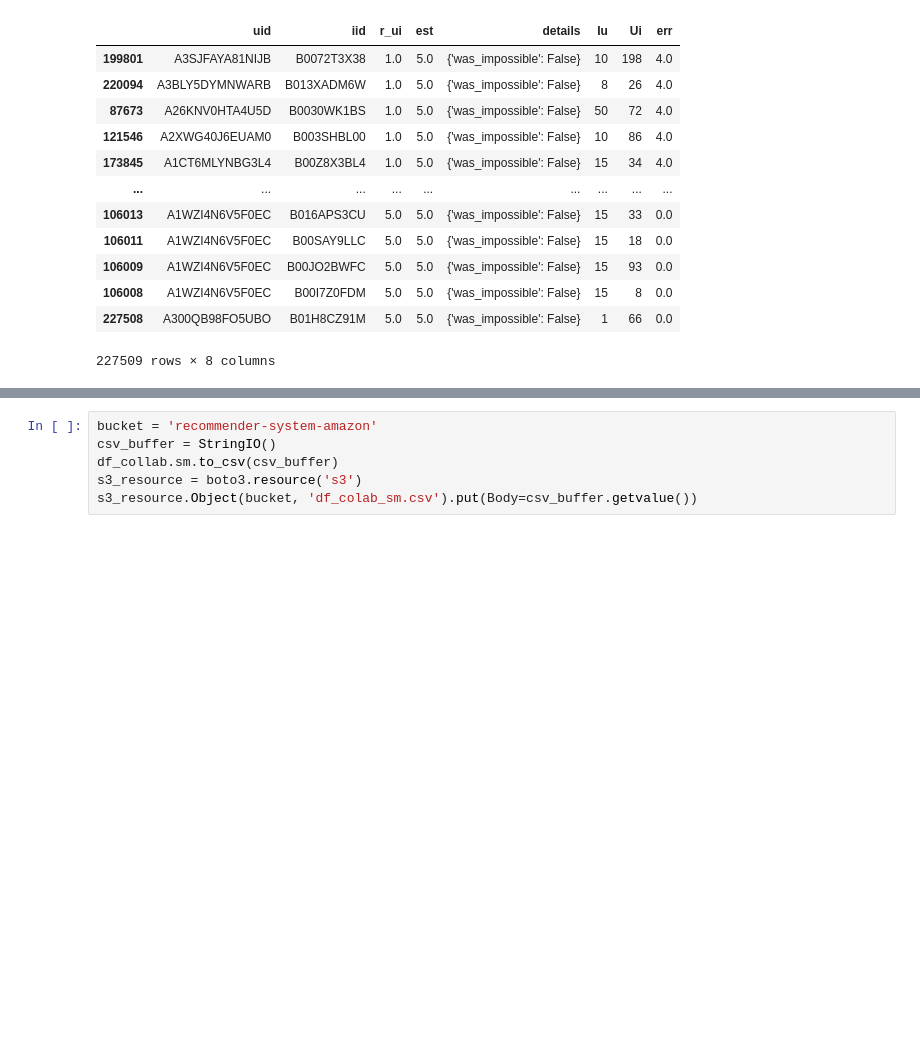
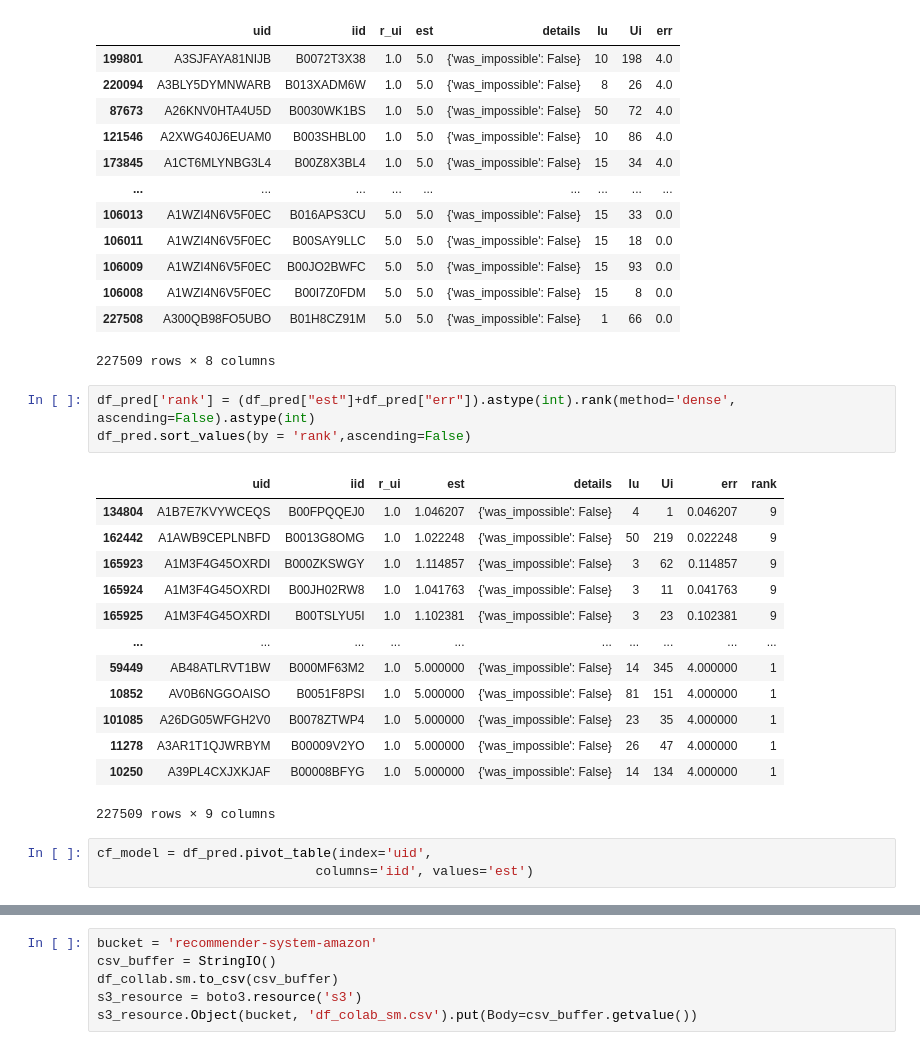
Before and after one commit to alirezasdg1/Amazon-recommender-system, a Jupyter notebook: notebooks/collaborative_based_recom.ipynb, the cells around one changed output, grey strips where cells are left out. Saved outputs shown, nothing was run; the diff lists cells and outputs as text; blank space fills up the shorter version.

```diff
--- a/notebooks/collaborative_based_recom.ipynb
+++ b/notebooks/collaborative_based_recom.ipynb
@@ -120,3 +120,23 @@ df_pred.sort_values(by='err',ascending=False)
 | 106008 | A1WZI4N6V5F0EC | B00I7Z0FDM | 5.0 | 5.0 | {'was_impossible': False} | 15 | 8 | 0.0 |
 | 227508 | A300QB98FO5UBO | B01H8CZ91M | 5.0 | 5.0 | {'was_impossible': False} | 1 | 66 | 0.0 |
 227509 rows × 8 columns
+# %%
+df_pred['rank'] = (df_pred["est"]+df_pred["err"]).astype(int).rank(method='dense', ascending=False).astype(int)
+df_pred.sort_values(by = 'rank',ascending=False)
+# %% [output]
+|  | uid | iid | r_ui | est | details | Iu | Ui | err | rank |
+| 134804 | A1B7E7KVYWCEQS | B00FPQQEJ0 | 1.0 | 1.046207 | {'was_impossible': False} | 4 | 1 | 0.046207 | 9 |
+| 162442 | A1AWB9CEPLNBFD | B0013G8OMG | 1.0 | 1.022248 | {'was_impossible': False} | 50 | 219 | 0.022248 | 9 |
+| 165923 | A1M3F4G45OXRDI | B000ZKSWGY | 1.0 | 1.114857 | {'was_impossible': False} | 3 | 62 | 0.114857 | 9 |
+| 165924 | A1M3F4G45OXRDI | B00JH02RW8 | 1.0 | 1.041763 | {'was_impossible': False} | 3 | 11 | 0.041763 | 9 |
+| 165925 | A1M3F4G45OXRDI | B00TSLYU5I | 1.0 | 1.102381 | {'was_impossible': False} | 3 | 23 | 0.102381 | 9 |
+| ... | ... | ... | ... | ... | ... | ... | ... | ... | ... |
+| 59449 | AB48ATLRVT1BW | B000MF63M2 | 1.0 | 5.000000 | {'was_impossible': False} | 14 | 345 | 4.000000 | 1 |
+| 10852 | AV0B6NGGOAISO | B0051F8PSI | 1.0 | 5.000000 | {'was_impossible': False} | 81 | 151 | 4.000000 | 1 |
+| 101085 | A26DG05WFGH2V0 | B0078ZTWP4 | 1.0 | 5.000000 | {'was_impossible': False} | 23 | 35 | 4.000000 | 1 |
+| 11278 | A3AR1T1QJWRBYM | B00009V2YO | 1.0 | 5.000000 | {'was_impossible': False} | 26 | 47 | 4.000000 | 1 |
+| 10250 | A39PL4CXJXKJAF | B00008BFYG | 1.0 | 5.000000 | {'was_impossible': False} | 14 | 134 | 4.000000 | 1 |
+227509 rows × 9 columns
+# %%
+cf_model = df_pred.pivot_table(index='uid',
+                            columns='iid', values='est')
```
Also changed, not shown: parts of 10 cells of this notebook, 1 other file.
